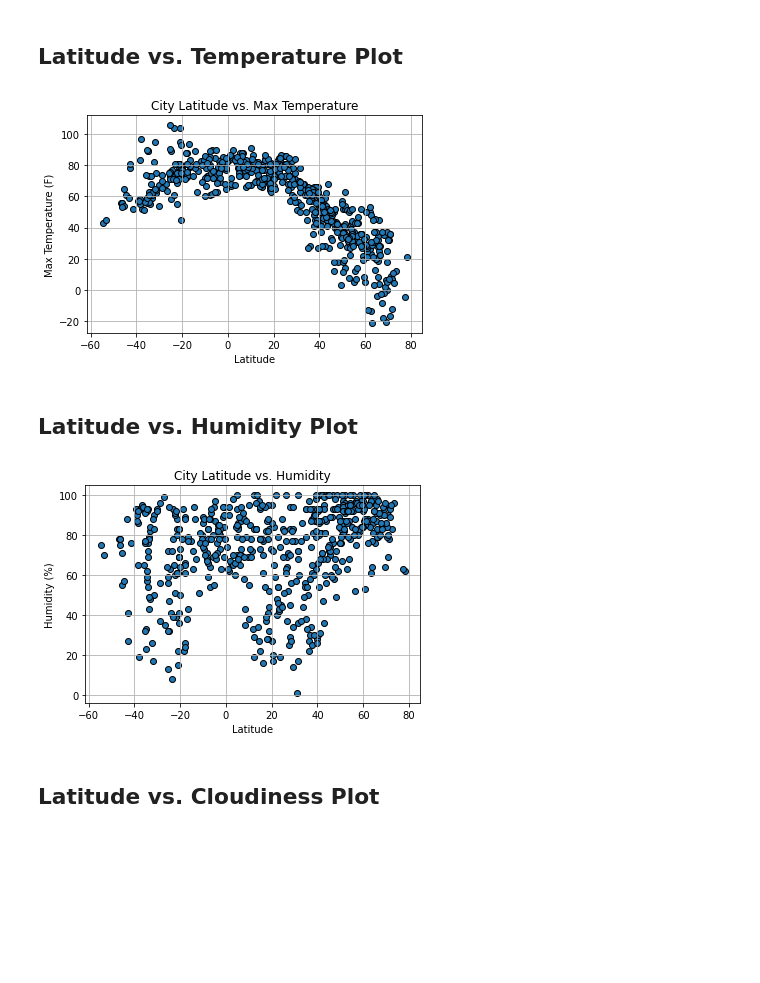
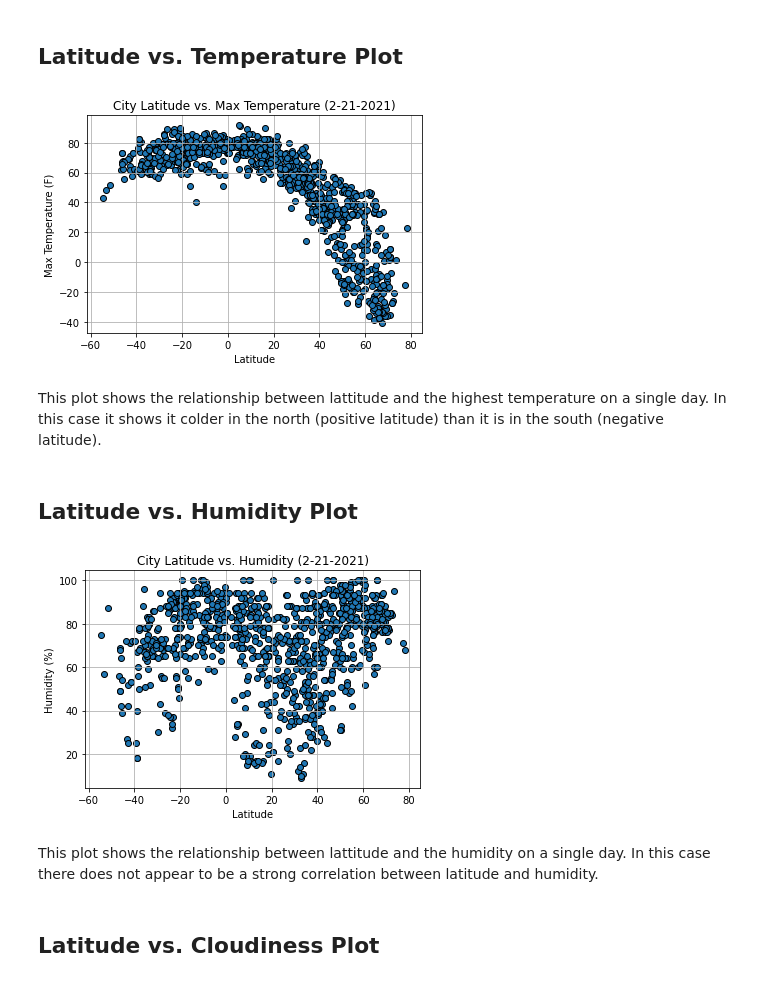
Before and after one commit to mscheme/python-api-challenge, a Jupyter notebook: WeatherPy/WeatherPy.ipynb, the cells around one changed output. Drawn from its saved outputs; the diff is of its cells as text; code cells hidden in the pictures; blank space fills up the shorter version.

```diff
--- a/WeatherPy/WeatherPy.ipynb
+++ b/WeatherPy/WeatherPy.ipynb
@@ -33,8 +36,8 @@ lat_lngs = []
 cities = []
 
 # Create a set of random lat and lng combinations
-lats = np.random.uniform(lat_range[0], lat_range[1], size=1500)
-lngs = np.random.uniform(lng_range[0], lng_range[1], size=1500)
+lats = np.random.uniform(lat_range[0], lat_range[1], size=3200)
+lngs = np.random.uniform(lng_range[0], lng_range[1], size=3200)
 lat_lngs = zip(lats, lngs)
 
 # Identify nearest city for each lat, lng combination
@@ -200,7 +211,7 @@ plt.scatter(clean_city_data['Lat'],
             edgecolor="black", linewidths=1, marker="o")
 
 # add labels, titles, etc.
-plt.title("City Latitude vs. Max Temperature")
+plt.title(f"City Latitude vs. Max Temperature ({date})")
 plt.ylabel("Max Temperature (F)")
 plt.xlabel("Latitude")
 plt.grid(True)
@@ -211,28 +222,34 @@ plt.savefig("output_data/latVStemp.png")
 # Show plot
 plt.show()
 # %% [output]
-[figure, old version]
+[figure, new version]
+# %% [markdown]
+This plot shows the relationship between lattitude and the highest temperature on a single day.
+In this case it shows it colder in the north (positive latitude) than it is in the south (negative latitude).
 # %% [markdown]
 ## Latitude vs. Humidity Plot
 # %%
 # latitude vs. humidity scatter plot
 plt.scatter(clean_city_data['Lat'],
             clean_city_data['Humidity'],
             edgecolor="black", linewidths=1, marker="o")
 
 # add labels, titles, etc.
-plt.title("City Latitude vs. Humidity")
+plt.title(f"City Latitude vs. Humidity ({date})")
 plt.ylabel("Humidity (%)")
 plt.xlabel("Latitude")
 plt.grid(True)
 
 # Save the plot
 plt.savefig("output_data/lat_VS_humidity.png")
 
 # Show plot
 plt.show()
 # %% [output]
-[figure, old version]
+[figure, new version]
+# %% [markdown]
+This plot shows the relationship between lattitude and the humidity on a single day.
+In this case there does not appear to be a strong correlation between latitude and humidity.
 # %% [markdown]
 ## Latitude vs. Cloudiness Plot
 # %%
```
Also changed, not shown: parts of 29 cells of this notebook, 4 other files.
